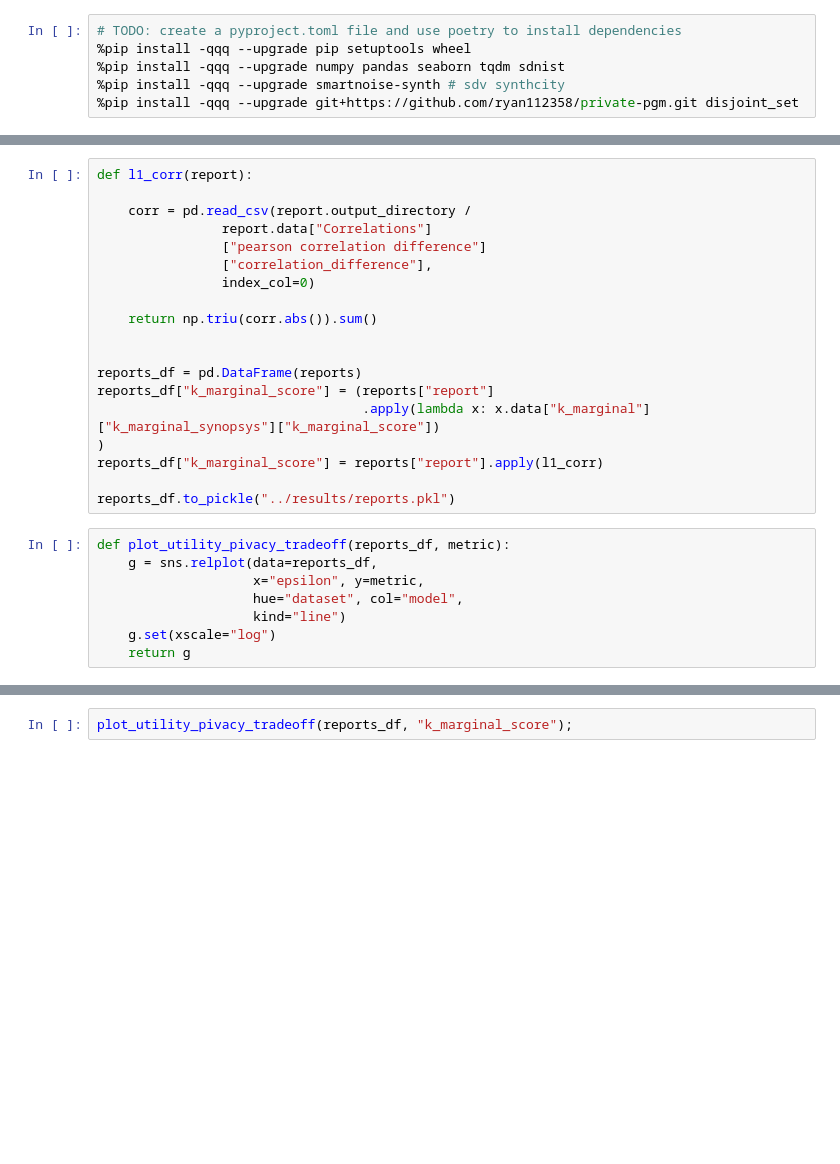
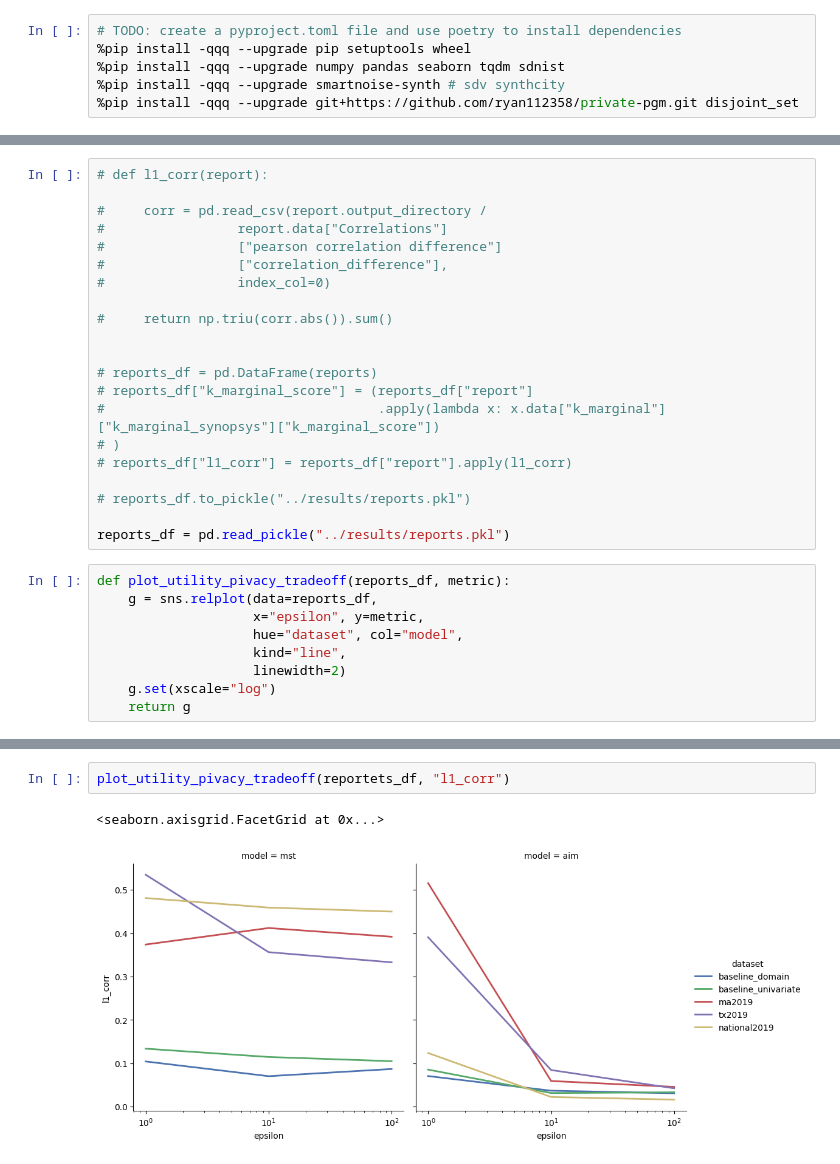
Before and after one commit to shlomihod/YDNPD, a Jupyter notebook: privacy-utility-tradeoff.ipynb, the cells around one changed output, grey strips where cells are left out. Cells and saved outputs as stored; diff of their text form; blank space fills up the shorter version.

Commit message:
add tradeoff results

```diff
--- a/privacy-utility-tradeoff.ipynb
+++ b/privacy-utility-tradeoff.ipynb
@@ -37,30 +38,33 @@ reports = [{"dataset": dataset_name,
                                              show_report=False)
             } for dataset_name, model_name, epsilon in tqdm(configurations)]
 # %%
-def l1_corr(report):
+# def l1_corr(report):
 
-    corr = pd.read_csv(report.output_directory /
-                report.data["Correlations"]
-                ["pearson correlation difference"]
-                ["correlation_difference"],
-                index_col=0)
+#     corr = pd.read_csv(report.output_directory /
+#                 report.data["Correlations"]
+#                 ["pearson correlation difference"]
+#                 ["correlation_difference"],
+#                 index_col=0)
 
-    return np.triu(corr.abs()).sum()
+#     return np.triu(corr.abs()).sum()
 
 
-reports_df = pd.DataFrame(reports)
-reports_df["k_marginal_score"] = (reports["report"]
-                                  .apply(lambda x: x.data["k_marginal"]["k_marginal_synopsys"]["k_marginal_score"])
-)
-reports_df["k_marginal_score"] = reports["report"].apply(l1_corr)
+# reports_df = pd.DataFrame(reports)
+# reports_df["k_marginal_score"] = (reports_df["report"]
+#                                   .apply(lambda x: x.data["k_marginal"]["k_marginal_synopsys"]["k_marginal_score"])
+# )
+# reports_df["l1_corr"] = reports_df["report"].apply(l1_corr)
 
-reports_df.to_pickle("../results/reports.pkl")
+# reports_df.to_pickle("../results/reports.pkl")
+
+reports_df = pd.read_pickle("../results/reports.pkl")
 # %%
 def plot_utility_pivacy_tradeoff(reports_df, metric):
     g = sns.relplot(data=reports_df,
                     x="epsilon", y=metric,
                     hue="dataset", col="model",
-                    kind="line")
+                    kind="line",
+                    linewidth=2)
     g.set(xscale="log")
     return g
 # %%
@@ -68,2 +75,5 @@ plot_utility_pivacy_tradeoff(reports_df, "k_marginal_score");
-# %%
-plot_utility_pivacy_tradeoff(reports_df, "k_marginal_score");
+# %%
+plot_utility_pivacy_tradeoff(reportets_df, "l1_corr")
+# %% [output]
+<seaborn.axisgrid.FacetGrid at 0x...>
+[figure, added]
```
Also changed, not shown: parts of 3 cells of this notebook, 1 other file.
